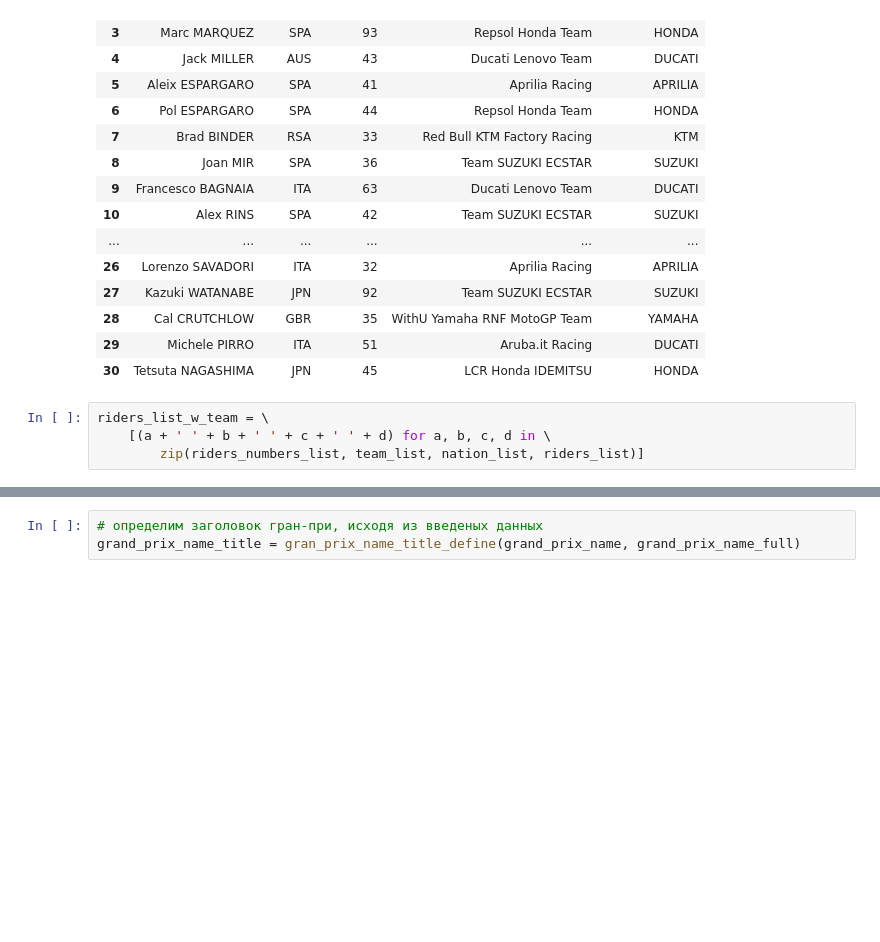
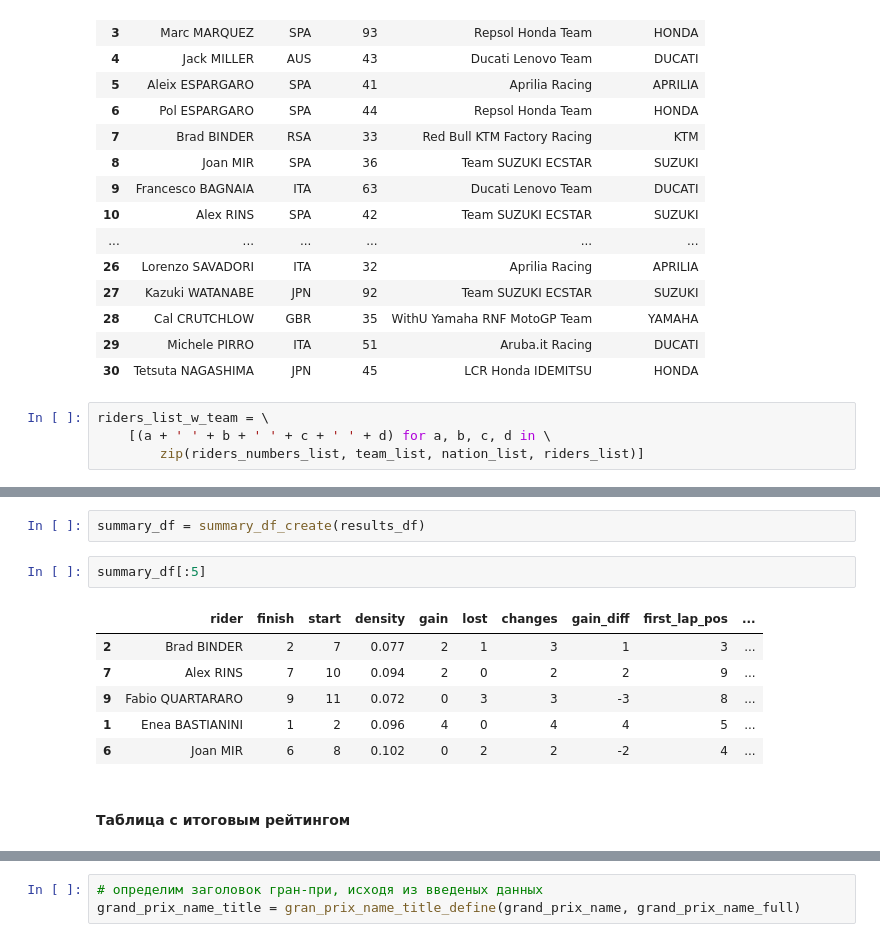
Before and after one commit to a-chasovsky/pers_motogp_analytics, a Jupyter notebook: motogp_riders_rating.ipynb, the cells around one changed output, grey strips where cells are left out. Drawn from its saved outputs; the diff is of its cells as text; blank space fills up the shorter version.

```diff
--- a/motogp_riders_rating.ipynb
+++ b/motogp_riders_rating.ipynb
@@ -1825,0 +1780,13 @@ def plot_summary_create(
+# %%
+summary_df = summary_df_create(results_df)
+# %%
+summary_df[:5]
+# %% [output]
+|  | rider | finish | start | density | gain | lost | changes | gain_diff | first_lap_pos | ... |
+| 2 | Brad BINDER | 2 | 7 | 0.077 | 2 | 1 | 3 | 1 | 3 | ... |
+| 7 | Alex RINS | 7 | 10 | 0.094 | 2 | 0 | 2 | 2 | 9 | ... |
+| 9 | Fabio QUARTARARO | 9 | 11 | 0.072 | 0 | 3 | 3 | -3 | 8 | ... |
+| 1 | Enea BASTIANINI | 1 | 2 | 0.096 | 4 | 0 | 4 | 4 | 5 | ... |
+| 6 | Joan MIR | 6 | 8 | 0.102 | 0 | 2 | 2 | -2 | 4 | ... |
+# %% [markdown]
+#### Таблица с итоговым рейтингом
```
Also changed, not shown: parts of 124 cells of this notebook, 2 other files.
